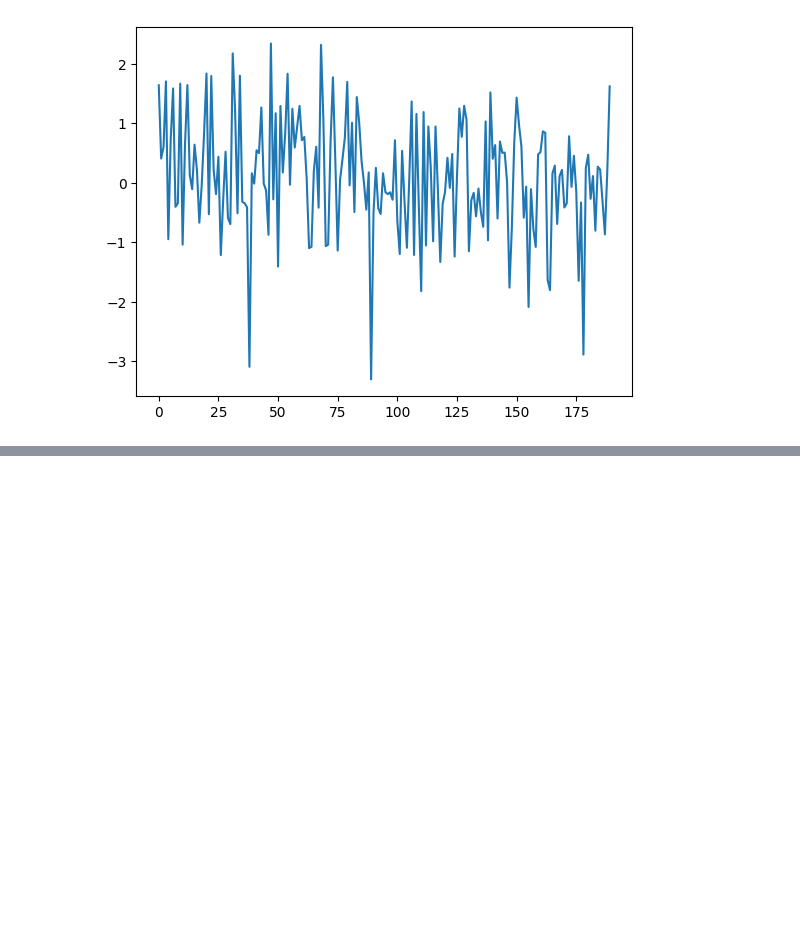
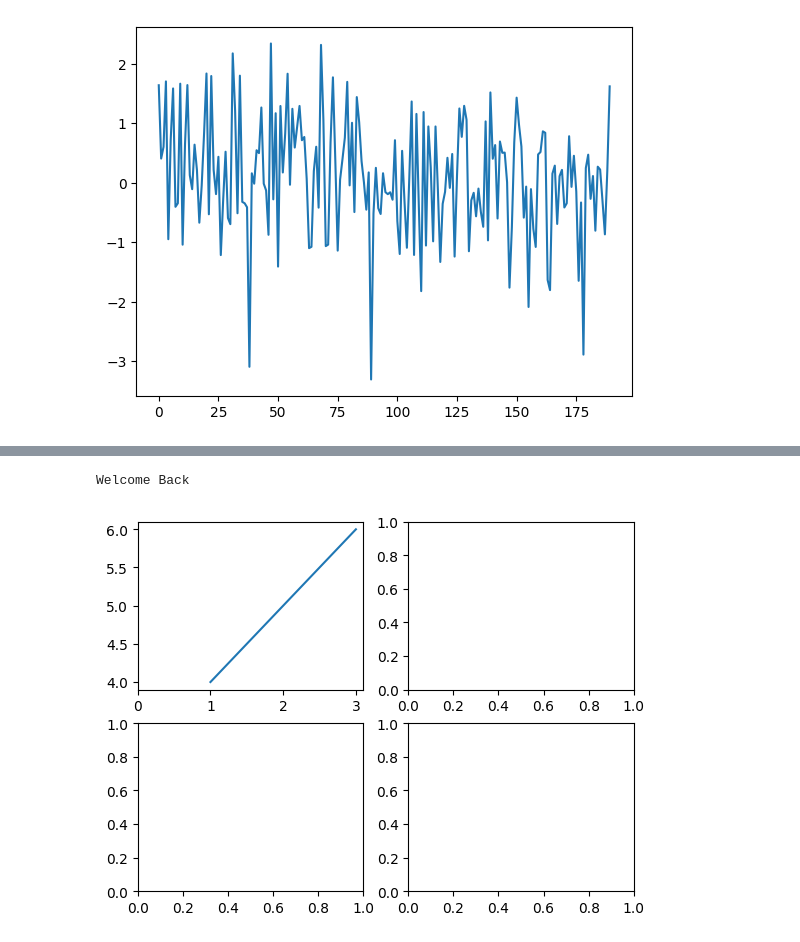
Before and after one commit to kunalmeon/Data-Analysis-Examples, a Jupyter notebook: SuperStoreData.ipynb, the cells around one changed output, grey strips where cells are left out. Drawn from its saved outputs; the diff is of its cells as text; code cells hidden in the pictures; blank space fills up the shorter version.

```diff
--- a/SuperStoreData.ipynb
+++ b/SuperStoreData.ipynb
@@ -1657,0 +1662,11 @@ print("Welcome Back")
+# %%
+print("Welcome Back")
+# %% [output]
+Welcome Back
+# %%
+fig, ax = myplot.subplots(2,2)
+ax[0,0].plot([1, 2, 3], [4, 5, 6])
+ax[0,0].set_xticks([0, 1, 2, 3])
+myplot.show()
+# %% [output]
+[figure, added]
```
Also changed, not shown: parts of 15 cells of this notebook.
